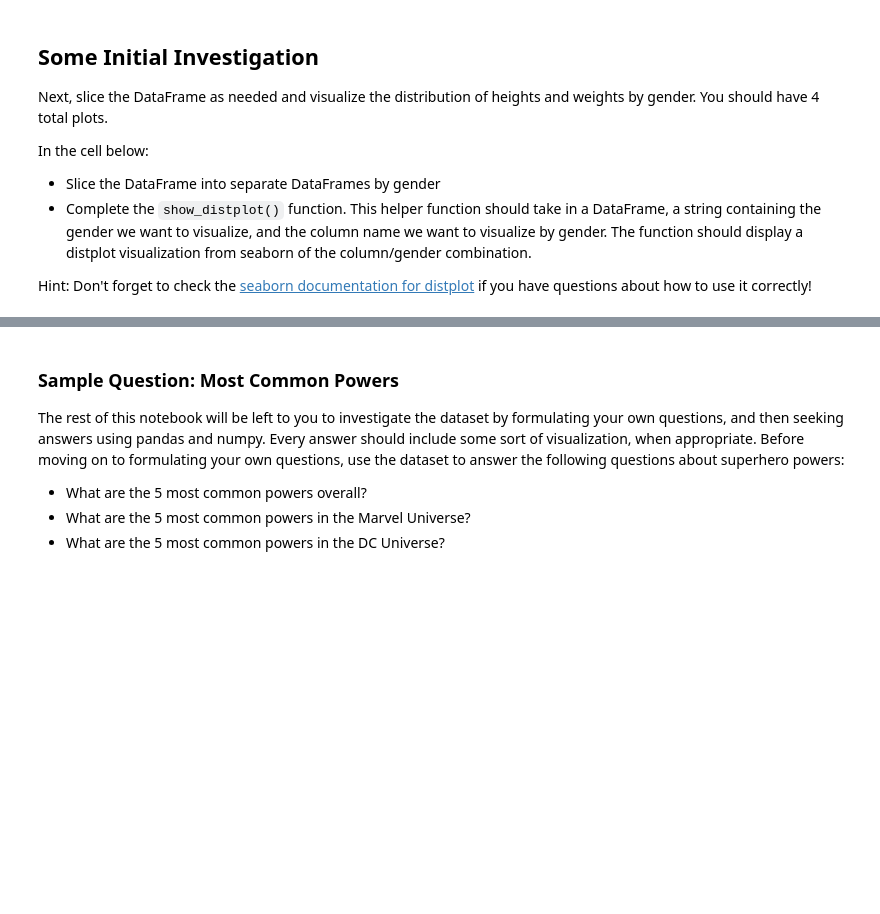
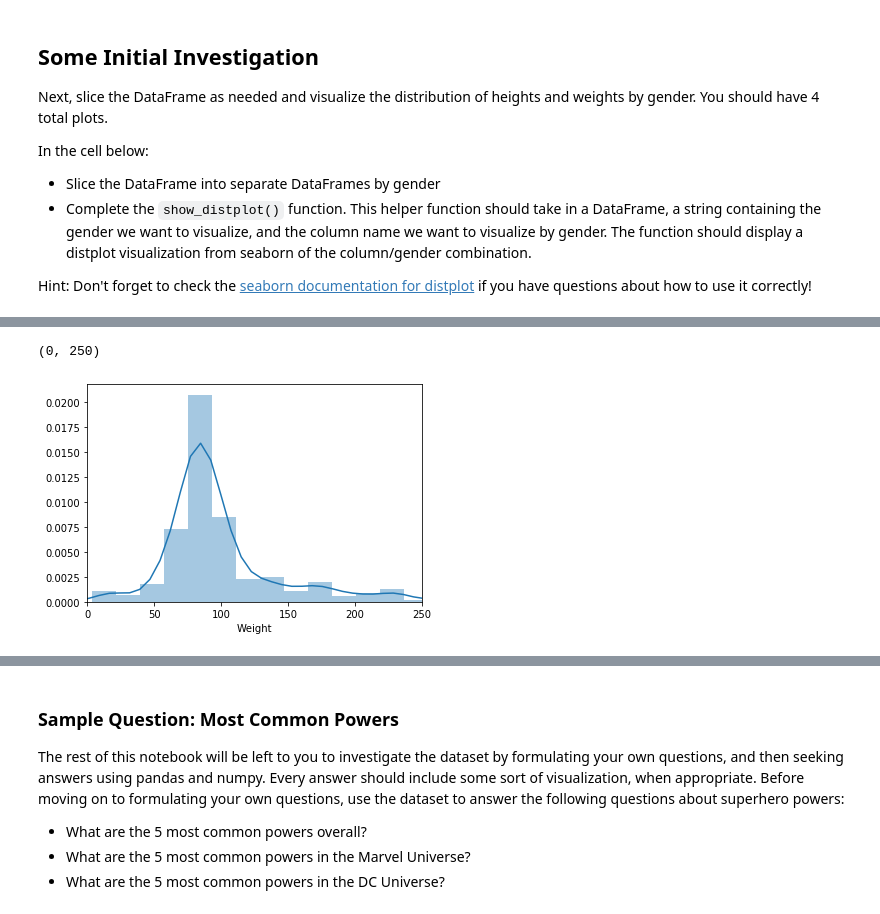
Before and after one commit to akuppan1/dsc-data-cleaning-project-onl01-dtsc-pt-052620, a Jupyter notebook: index.ipynb, the cells around one changed output, grey strips where cells are left out. Saved outputs shown, nothing was run; the diff lists cells and outputs as text; code cells hidden in the pictures; blank space fills up the shorter version.

```diff
--- a/index.ipynb
+++ b/index.ipynb
@@ -434,0 +473,7 @@ def show_distplot(dataframe, gender, column_name):
+# %%
+# Male Weight
+sns.distplot(male_heroes_df['Weight'])
+plt.xlim(0,250)
+# %% [output]
+(0, 250)
+[figure, added]
```
Also changed, not shown: parts of 14 cells of this notebook.
